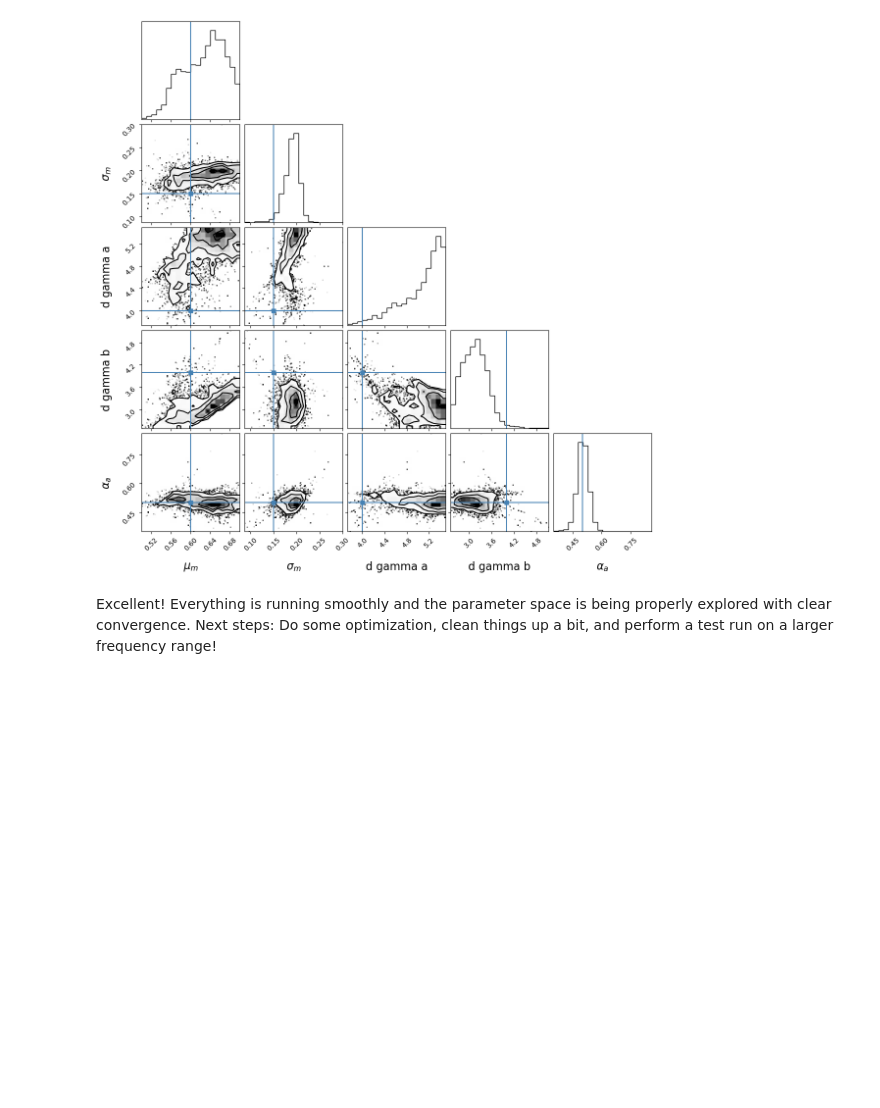
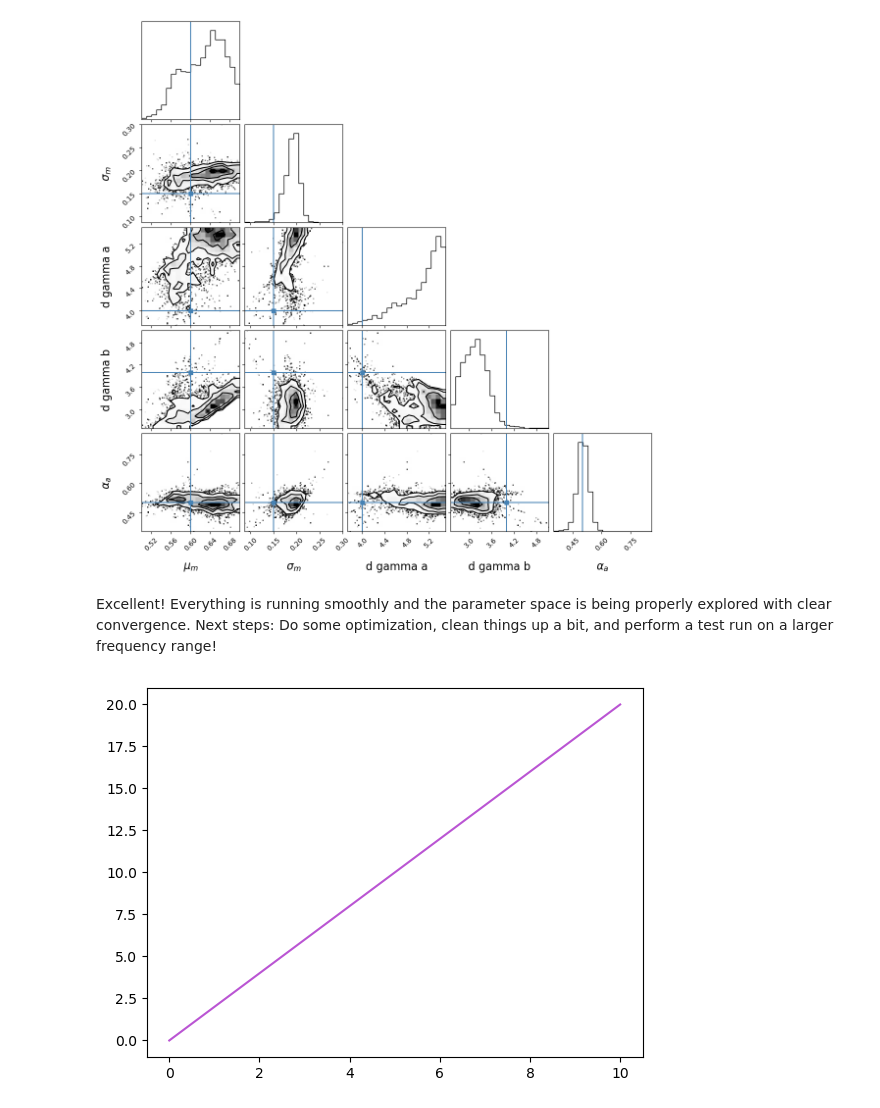
Before and after one commit to criswellalexander/pelargir-gb, a Jupyter notebook: prototype-notebooks/pelargir-v14-fixed-full-test-run.ipynb, the cells around one changed output. Cells and saved outputs as stored; diff of their text form; code cells hidden in the pictures; blank space fills up the shorter version.

Commit message:
Adding plotting functions

```diff
--- a/prototype-notebooks/pelargir-v14-fixed-full-test-run.ipynb
+++ b/prototype-notebooks/pelargir-v14-fixed-full-test-run.ipynb
@@ -1151,0 +1160,5 @@ Excellent! Everything is running smoothly and the parameter space is being prope
+# %%
+tt =  (np.linspace(0,10,100),2*np.linspace(0,10,100))
+test_funct(*tt)
+# %% [output]
+[figure, added]
```
Also changed, not shown: parts of 4 cells of this notebook, 4 other files.
